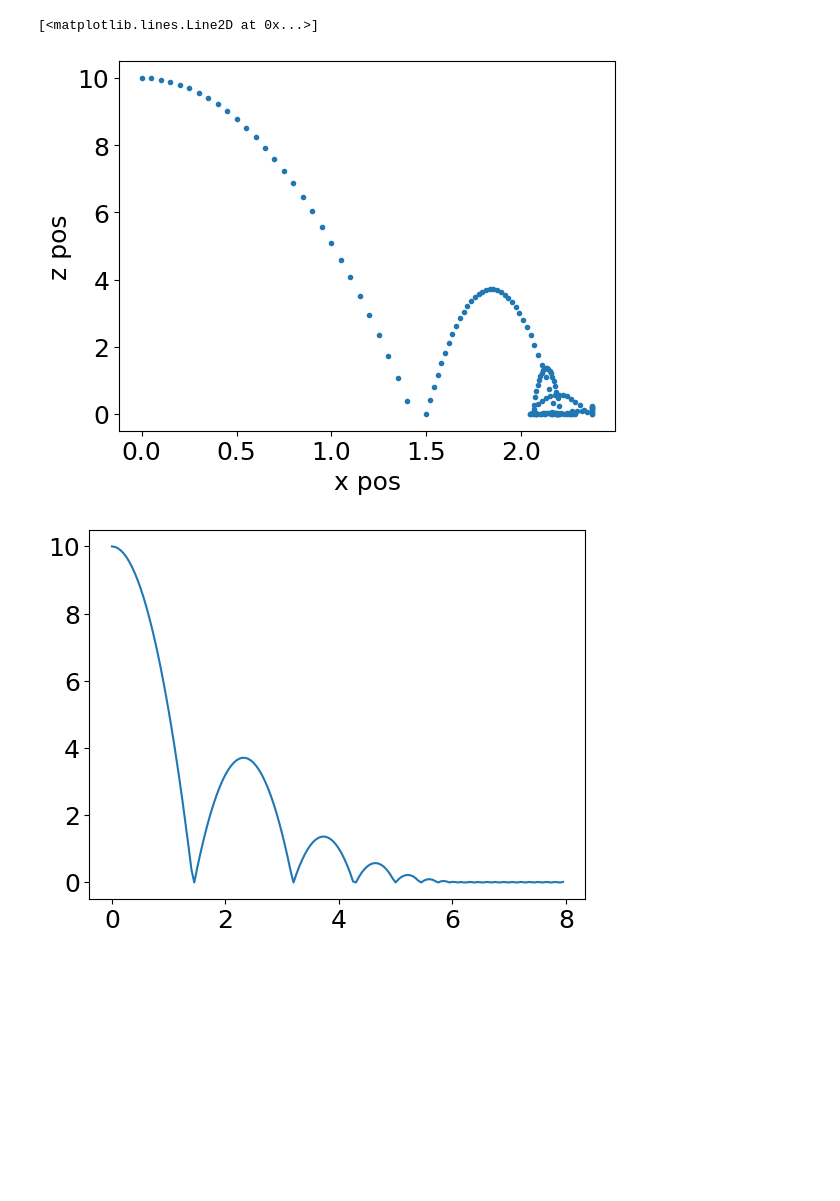
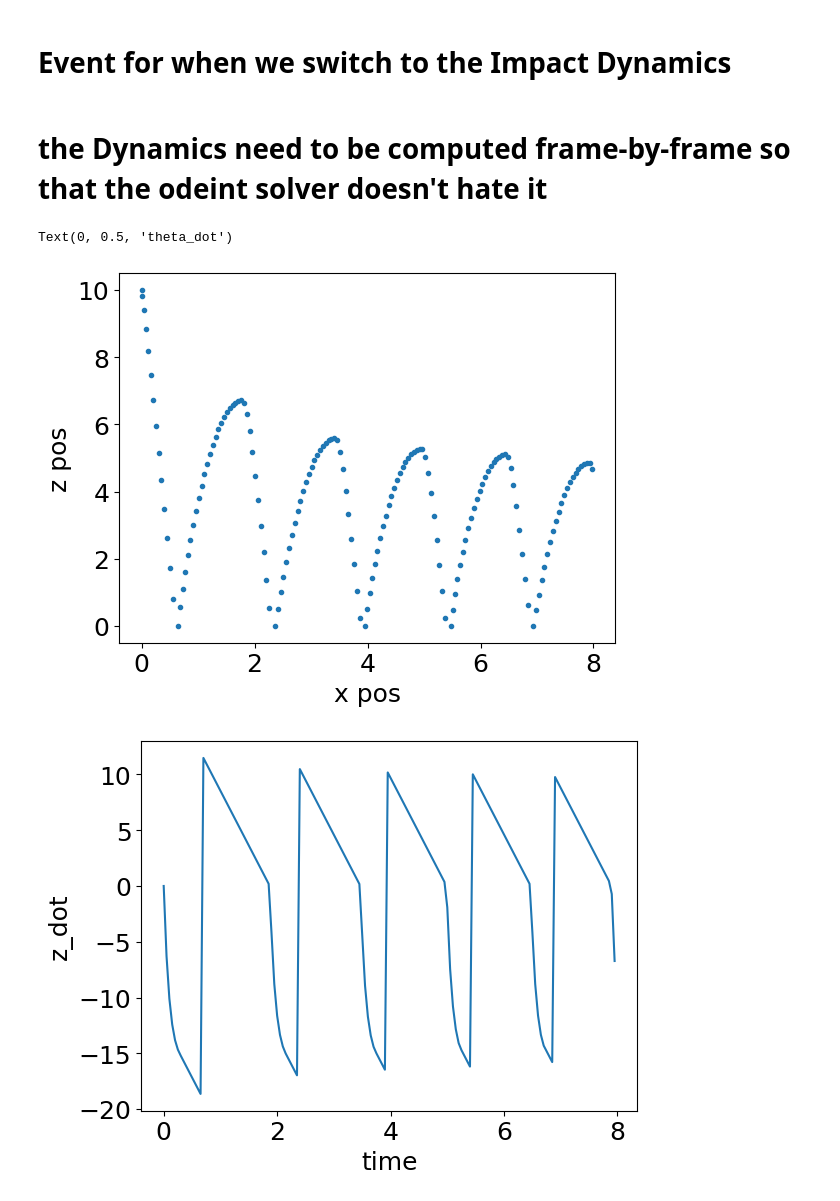
Before and after one commit to tylerjohnbecker/Nonlinear_and_Data_Driven_Estimation, a Jupyter notebook: BouncingBall.ipynb, the cells around one changed output. Cells and saved outputs as stored; diff of their text form; code cells hidden in the pictures; blank space fills up the shorter version.

```diff
--- a/BouncingBall.ipynb
+++ b/BouncingBall.ipynb
@@ -72,7 +72,7 @@ except:
 m = 1
 r = .1
 e = .6
-mu = .6
+mu = .4
 delta_t = .2
-Im = 1
+Im = .02
 g=-9.81
@@ -220,17 +243,3 @@ def f_impact(x_vec, u_vec, m=m, g=g, Im=Im, r=r, e=e, mu=mu):
     x_dot_vec = f0_contribution + f1_contribution + f2_contribution + f3_contribution
 
     return x_dot_vec
-# %%
-state = True
-
-def f (x_vec, u_vec):
-    global state
-
-    # if x_vec[2] < .1 and state:
-    #     state = False
-    #     return f_impact(x_vec, u_vec)
-
-    # state = True
-    z = x_vec[2]
-
-    return (np.ceil( 1 - z / 1000) - 1) * f_impact(x_vec, u_vec) + np.ceil(z / 1000) * f_in_air(x_vec, u_vec)
@@ -268,16 +282,25 @@ def u_func(x_vec, tsim, m=m, g=g, r=r, Im=Im, e=e, mu=mu):
 
     ctrl_x = 10 * err_x
 
-    theta_dot_desired = -1
+    theta_dot_desired = -3
     theta_dot = x_vec[4]
 
     err_theta = theta_dot_desired - theta_dot
 
     ctrl_theta = 10 * err_theta
 
-    return [0, 0, ctrl_theta]
+    z_dot_desired = -15
+    z_dot = x_vec[3]
+
+    err_z = min( 0, z_dot_desired - z_dot )
+    ctrl_z = 10 * err_z
+
+    if x_vec[2] > 3 and z_dot < 0:
+        return [ctrl_x, ctrl_z, 0]
+
+    return [ctrl_x, 0, 0]
 # %%
 delta_t = .05
 tsim = np.arange(0, 8.0, step=delta_t)
 # %%
-x0 = np.array([0, 1.0, 10.0, 0, 0, 0.0])
+x0 = np.array([0, 0, 10.0, 0, 0, 0])
@@ -286,3 +307,5 @@ result = odeint(f_ode, x0, tsim, args=(u_func, f))
+# %% [markdown]
+# Event for when we switch to the Impact Dynamics
 # %%
 def ground_event(t, x_vector):
     """
@@ -293,6 +316,8 @@ def ground_event(t, x_vector):
 
 ground_event.terminal = True
 ground_event.direction = -1
+# %% [markdown]
+# the Dynamics need to be computed frame-by-frame so that the odeint solver doesn't hate it
 # %%
 initial_state = x0
 events = []
@@ -325,17 +350,25 @@ for i in range(1, len(tsim)):
 # %%
 sol = np.array(sol)
 
 fig = plt.figure()
 ax = fig.add_subplot(111)
 ax.plot(sol[:, 0], sol[:, 2], '.')
 ax.set_xlabel('x pos')
 ax.set_ylabel('z pos')
 
 
 fig2 = plt.figure()
 ax2 = fig2.add_subplot(111)
-ax2.plot(tsim, sol[:,2])
+ax2.plot(tsim, sol[:,3])
+ax2.set_xlabel('time')
+ax2.set_ylabel('z_dot')
+
+fig3 = plt.figure()
+ax3 = fig3.add_subplot(111)
+ax3.plot(tsim, sol[:,5])
+ax3.set_xlabel('time')
+ax3.set_ylabel('theta_dot')
 # %% [output]
-[<matplotlib.lines.Line2D at 0x...>]
+Text(0, 0.5, 'theta_dot')
-[figure, old version]
+[figure, new version]
-[figure, old version]
+[figure, new version]
```
Also changed, not shown: parts of 26 cells of this notebook.
